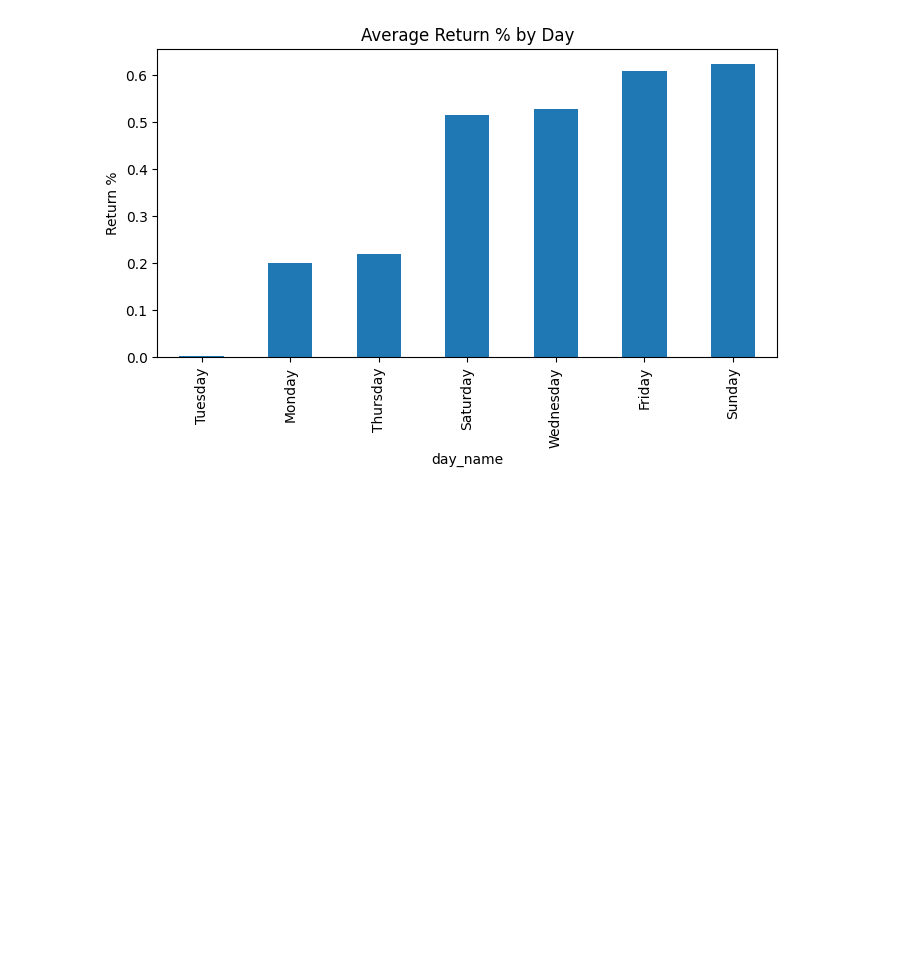
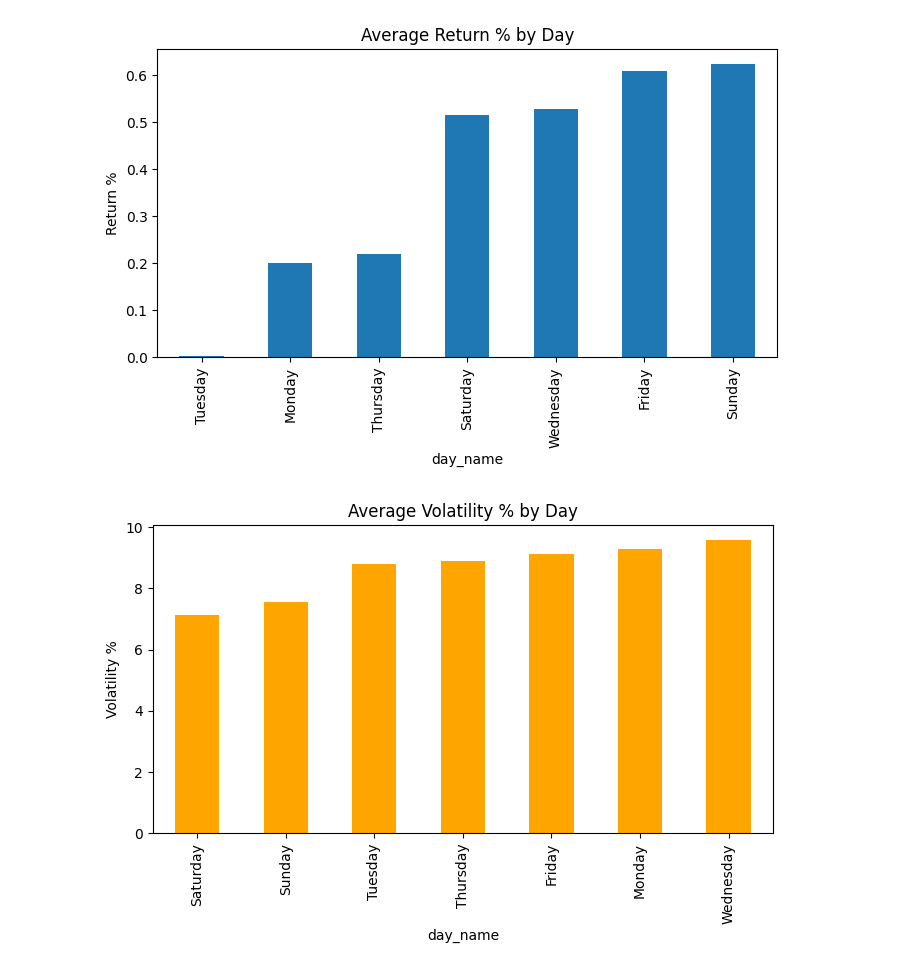
Before and after one commit to DakshC17/Solana_Price_Analysis, a Jupyter notebook: notebooks/solana_analysis.ipynb, the cells around one changed output. Cells and saved outputs as stored; diff of their text form; code cells hidden in the pictures; blank space fills up the shorter version.

Commit message:
Plotting the volatility percentage

```diff
--- a/notebooks/solana_analysis.ipynb
+++ b/notebooks/solana_analysis.ipynb
@@ -181,3 +181,14 @@ plt.ylabel("Return %")
 plt.show()
 # %% [output]
 [figure]
+# %%
+weekday_volatility = df.groupby('day_name')['volatility_pct'].mean().sort_values()
+
+weekday_volatility
+
+weekday_volatility.plot(kind='bar', figsize=(8,4), color='orange')
+plt.title("Average Volatility % by Day")
+plt.ylabel("Volatility %")
+plt.show()
+# %% [output]
+[figure, added]
```
